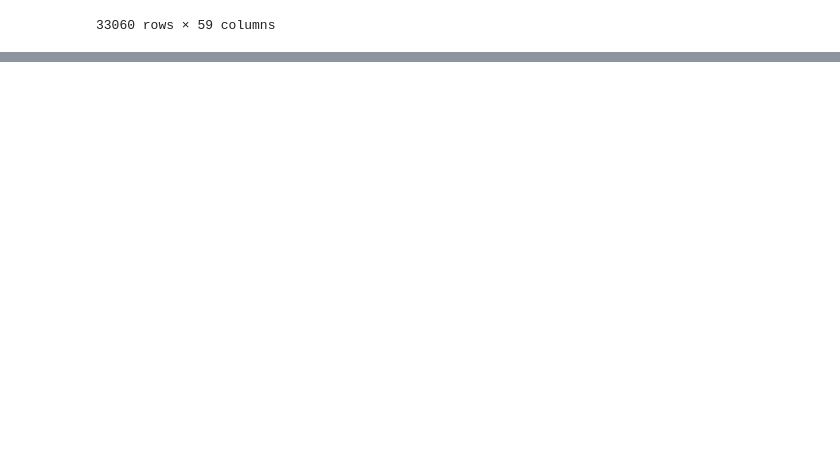
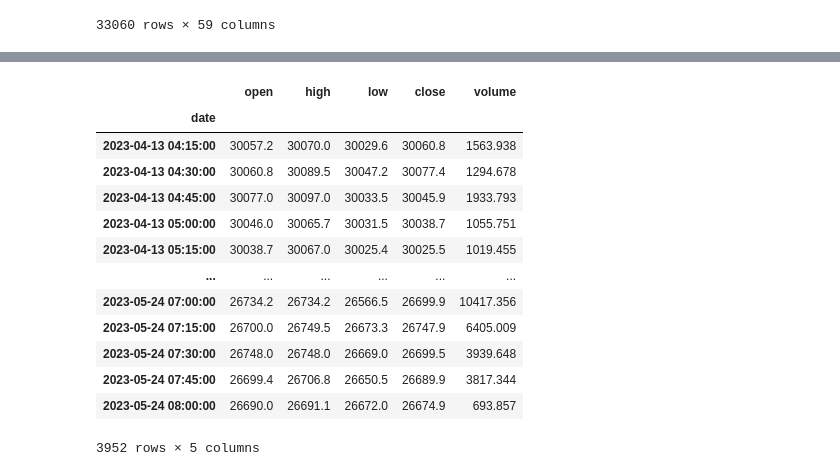
Before and after one commit to loki-zhou/backtrader, a Jupyter notebook: example/gym/indicator_test.ipynb, the cells around one changed output, grey strips where cells are left out. Drawn from its saved outputs; the diff is of its cells as text; code cells hidden in the pictures; blank space fills up the shorter version.

```diff
--- a/example/gym/indicator_test.ipynb
+++ b/example/gym/indicator_test.ipynb
@@ -136,0 +155,19 @@ df
+# %%
+df = pd.read_csv("./data/BTC-15m.csv", parse_dates=["date"], index_col="date")
+df = df.tz_localize(None)
+df
+# %% [output]
+|  | open | high | low | close | volume |
+| date |  |  |  |  |  |
+| 2023-04-13 04:15:00 | 30057.2 | 30070.0 | 30029.6 | 30060.8 | 1563.938 |
+| 2023-04-13 04:30:00 | 30060.8 | 30089.5 | 30047.2 | 30077.4 | 1294.678 |
+| 2023-04-13 04:45:00 | 30077.0 | 30097.0 | 30033.5 | 30045.9 | 1933.793 |
+| 2023-04-13 05:00:00 | 30046.0 | 30065.7 | 30031.5 | 30038.7 | 1055.751 |
+| 2023-04-13 05:15:00 | 30038.7 | 30067.0 | 30025.4 | 30025.5 | 1019.455 |
+| ... | ... | ... | ... | ... | ... |
+| 2023-05-24 07:00:00 | 26734.2 | 26734.2 | 26566.5 | 26699.9 | 10417.356 |
+| 2023-05-24 07:15:00 | 26700.0 | 26749.5 | 26673.3 | 26747.9 | 6405.009 |
+| 2023-05-24 07:30:00 | 26748.0 | 26748.0 | 26669.0 | 26699.5 | 3939.648 |
+| 2023-05-24 07:45:00 | 26699.4 | 26706.8 | 26650.5 | 26689.9 | 3817.344 |
+| 2023-05-24 08:00:00 | 26690.0 | 26691.1 | 26672.0 | 26674.9 | 693.857 |
+3952 rows × 5 columns
```
Also changed, not shown: parts of 1 cell of this notebook, 2 other files.
